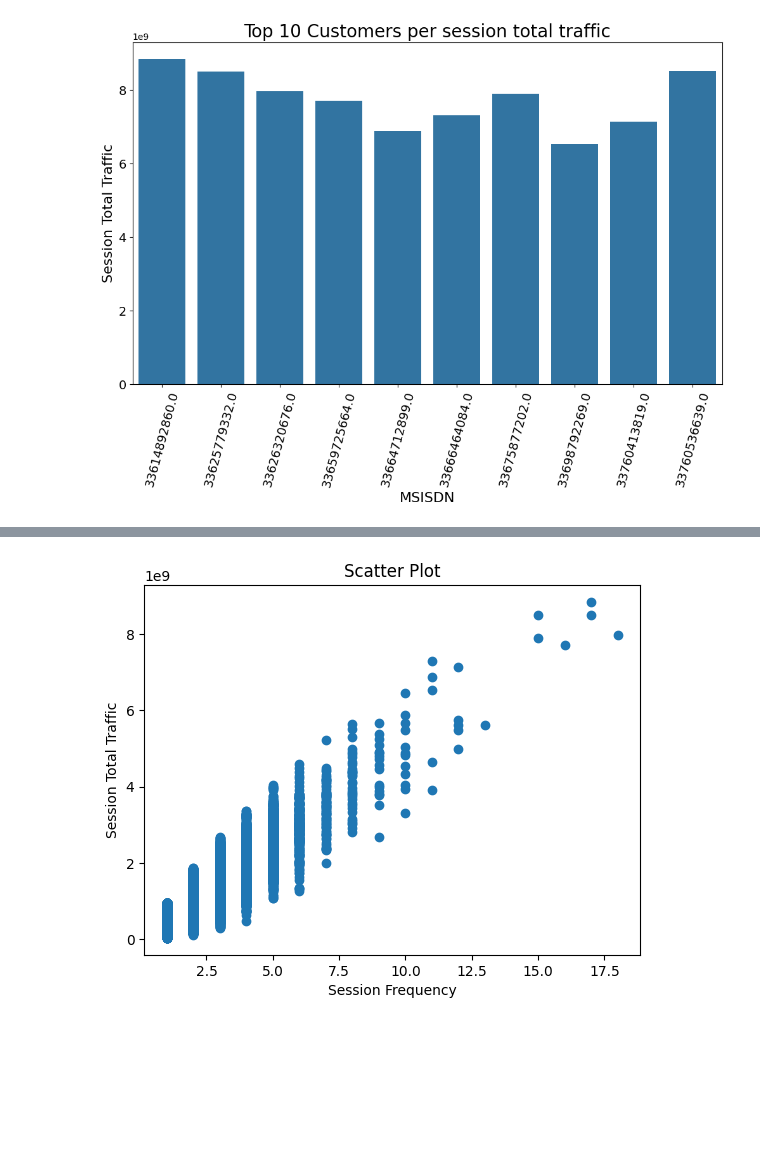
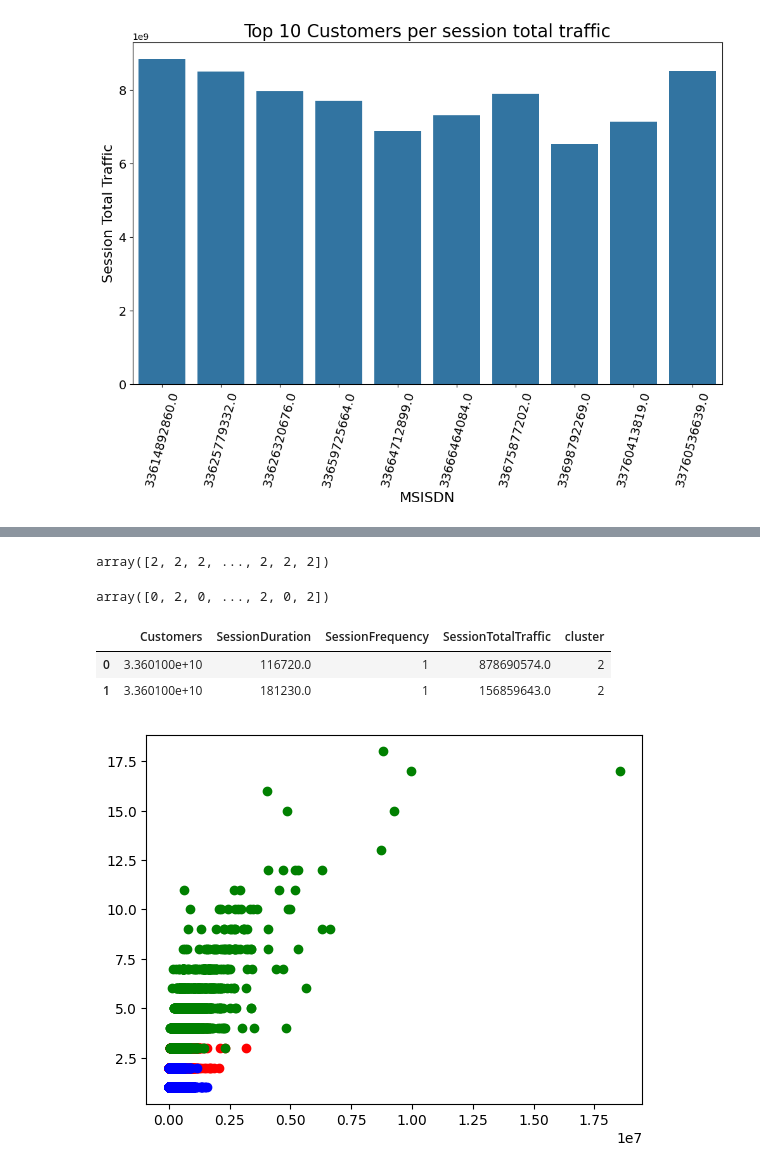
Before and after one commit to Roseco-crs/10Academy_week_1_Telecom_Industry, a Jupyter notebook: code/extract_data.ipynb, the cells around one changed output, grey strips where cells are left out. Cells and saved outputs as stored; diff of their text form; code cells hidden in the pictures; blank space fills up the shorter version.

```diff
--- a/code/extract_data.ipynb
+++ b/code/extract_data.ipynb
@@ -576,8 +374,0 @@ agg.head()
-# %%
-plt.scatter(agg["SessionFrequency"], agg["SessionTotalTraffic"])
-plt.title("Scatter Plot")
-plt.xlabel("Session Frequency")
-plt.ylabel("Session Total Traffic")
-plt.show()
-# %% [output]
-[figure, removed]
@@ -588,0 +375,32 @@ scaler = StandardScaler()
+# %%
+#### Normalize each metric
+X = scaler2.fit_transform(agg[['SessionDuration', 'SessionFrequency', 'SessionTotalTraffic']])
+
+## Cluster normalized metrics
+y_predict = km.fit_predict(X)
+y_predict
+# %% [output]
+array([2, 2, 2, ..., 2, 2, 2])
+# %%
+# Cluster non normalized metrics
+y_predicted = km.fit_predict(agg[['SessionDuration', 'SessionTotalTraffic', 'SessionFrequency']])
+y_predicted
+# %% [output]
+array([0, 2, 0, ..., 2, 0, 2])
+# %%
+agg['cluster'] = y_predict
+agg.head(2)
+# %% [output]
+|  | Customers | SessionDuration | SessionFrequency | SessionTotalTraffic | cluster |
+| 0 | 3.360100e+10 | 116720.0 | 1 | 878690574.0 | 2 |
+| 1 | 3.360100e+10 | 181230.0 | 1 | 156859643.0 | 2 |
+# %%
+cluster1 = agg[agg['cluster']==0]
+cluster2 = agg[agg['cluster']==1]
+cluster3 = agg[agg['cluster']==2]
+plt.scatter(cluster1['SessionDuration'], cluster1['SessionFrequency'], color = 'red')
+plt.scatter(cluster2['SessionDuration'], cluster2['SessionFrequency'], color = 'green')
+plt.scatter(cluster3['SessionDuration'], cluster3['SessionFrequency'], color = 'blue')
+plt.show()
+# %% [output]
+[figure, added]
```
Also changed, not shown: parts of 35 cells of this notebook.
